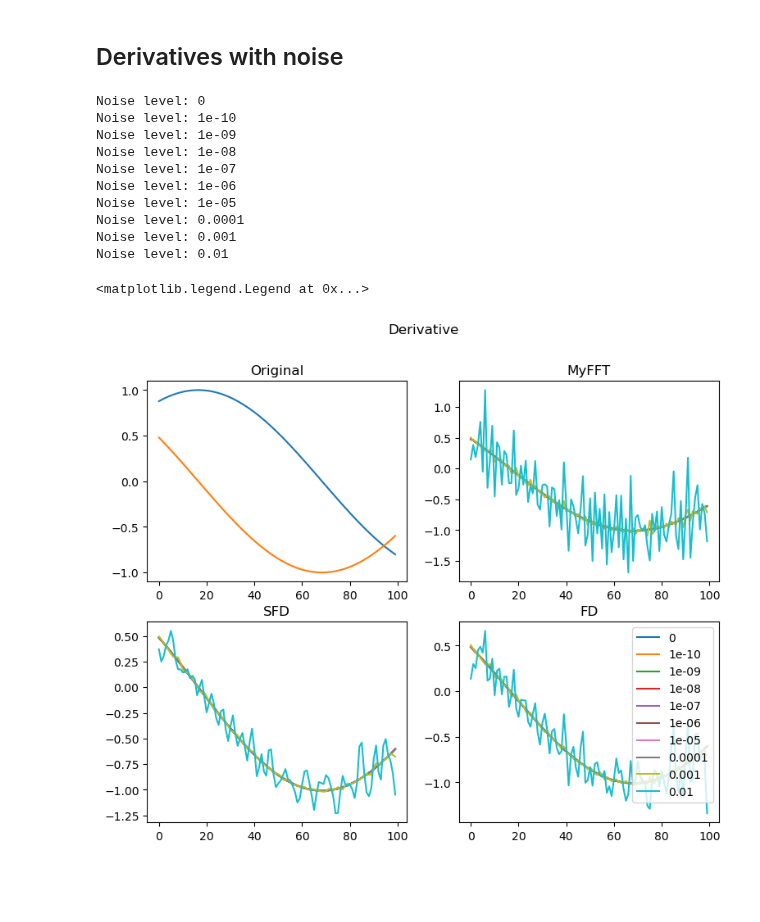
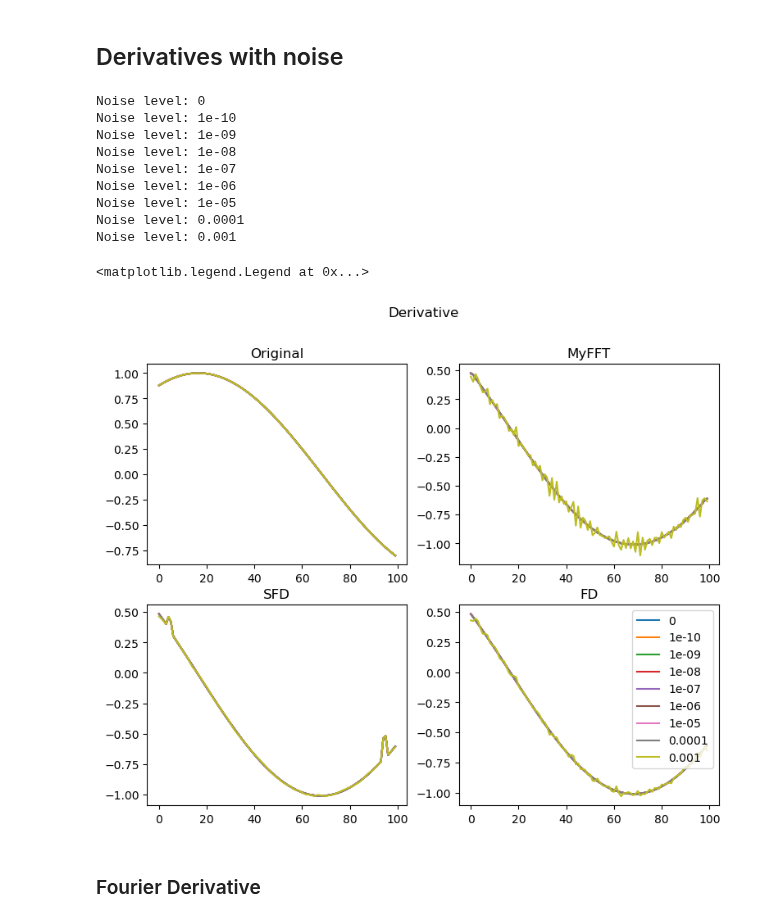
Before and after one commit to HillaryHauger/robust-identifiability-symbolic-recovery, a Jupyter notebook: My Experiments/Differentiation techniques.ipynb, the cells around one changed output. Saved outputs shown, nothing was run; the diff lists cells and outputs as text; code cells hidden in the pictures; blank space fills up the shorter version.

```diff
--- a/My Experiments/Differentiation techniques.ipynb
+++ b/My Experiments/Differentiation techniques.ipynb
@@ -53,6 +53,3 @@ plt.plot(dfdx_fd)
 # %% [output]
 [<matplotlib.lines.Line2D at 0x...>]
 [figure]
-# %%
-for x in zip([n], list(f.shape)):
-    print(x)
@@ -76,42 +75,46 @@ plt.legend()
 # %% [markdown]
 ## Derivatives with noise
 # %%
-noise_levels = [0]+[10**(-10+i) for i in range(0,9)]
+noise_levels = [0]+[10**(-10+i) for i in range(0,8)]
 plt.figure(figsize=(9,7))
 plt.suptitle("Derivative")
 plt.subplot(2,2,1)
-plt.title("Original")
-plt.plot(f,label="f")
-plt.plot(dfdx,label="derivative")
+
+#plt.plot(f,label="f")
+#plt.plot(dfdx,label="derivative")
 for target_noise in noise_levels:
     print(f"Noise level: {target_noise}")
     f_noise = add_noise(f,target_noise)
     dfdx_fd = ps.FiniteDifference(order=2, d=1, axis=0, drop_endpoints=False)._differentiate(f_noise, dx)
     dfdx_myfft =  calc_deriv_fftn_with_ext(f_noise,[x],[0],[dx])
     dfdx_fft =  SpectralDerivative()._differentiate(f_noise, dx)
-    dfdx_sfd = SmoothedFiniteDifference(smoother_kws={'window_length': 5})._differentiate(f_noise, dx)
+    dfdx_sfd = SmoothedFiniteDifference(smoother_kws={'window_length': 10})._differentiate(f_noise, dx)
+    plt.title("Original")
+    plt.subplot(2,2,1)
+    plt.plot(f_noise,label=str(target_noise))
     plt.subplot(2,2,2)
     plt.title("MyFFT")
     plt.plot(dfdx_myfft,label=str(target_noise))
     plt.subplot(2,2,3)
     plt.title("SFD")
     plt.plot(dfdx_sfd,label=str(target_noise))
     plt.subplot(2,2,4)
     plt.title("FD")
     plt.plot(dfdx_fd,label=str(target_noise))
 plt.legend()
 
 #plt.savefig("noise_levels")
 # %% [output]
 Noise level: 0
 Noise level: 1e-10
 Noise level: 1e-09
 Noise level: 1e-08
 Noise level: 1e-07
 Noise level: 1e-06
 Noise level: 1e-05
 Noise level: 0.0001
 Noise level: 0.001
-Noise level: 0.01
 <matplotlib.legend.Legend at 0x...>
-[figure, old version]
+[figure, new version]
+# %% [markdown]
+### Fourier Derivative
```
Also changed, not shown: parts of 13 cells of this notebook, 10 other files.
